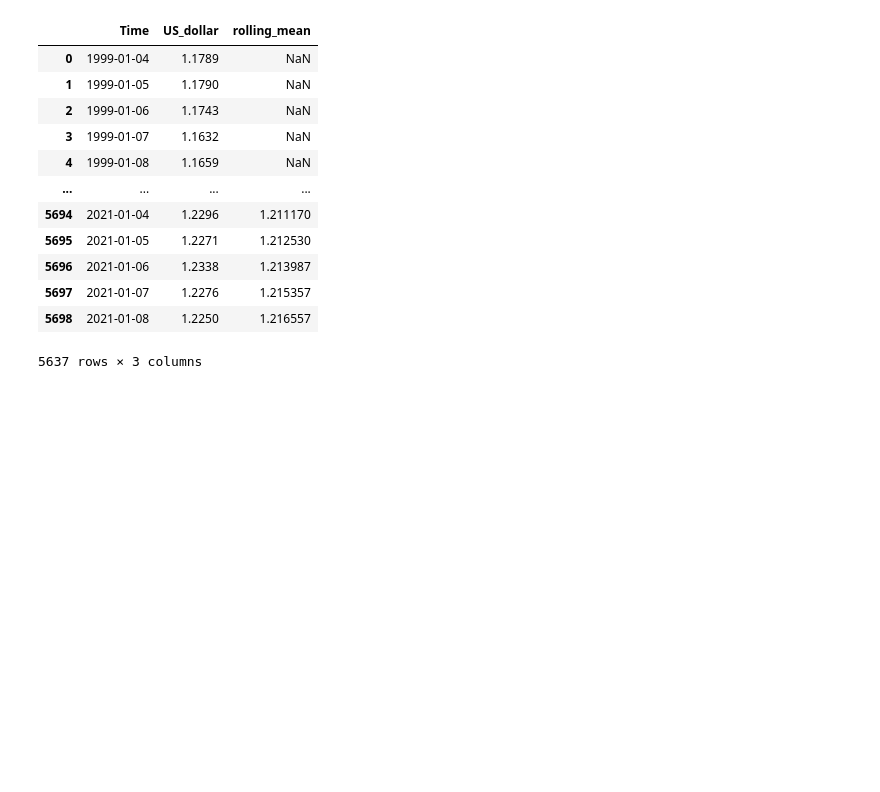
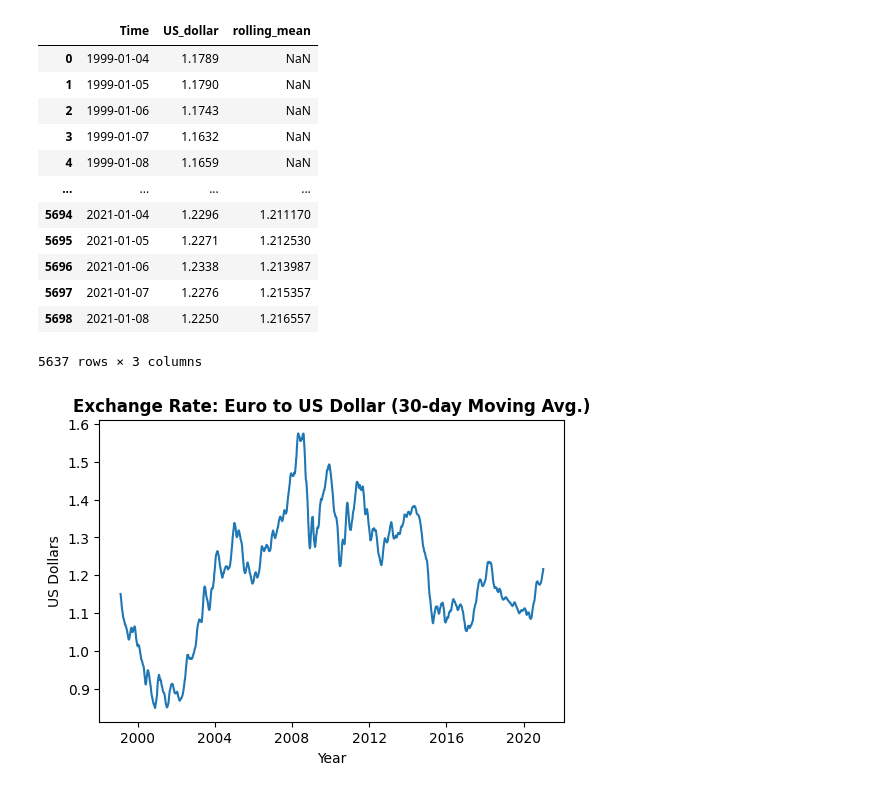
Before and after one commit to matt-heyda/Storytelling-Data-Visualisation-on-Exchange-Rates, a Jupyter notebook: Storytelling Data Visualization on Exchange Rates.ipynb, the cells around one changed output. Saved outputs shown, nothing was run; the diff lists cells and outputs as text; code cells hidden in the pictures; blank space fills up the shorter version.

```diff
--- a/Storytelling Data Visualization on Exchange Rates.ipynb
+++ b/Storytelling Data Visualization on Exchange Rates.ipynb
@@ -129,3 +129,13 @@ euro_to_dollar
 | 5697 | 2021-01-07 | 1.2276 | 1.215357 |
 | 5698 | 2021-01-08 | 1.2250 | 1.216557 |
 5637 rows × 3 columns
+# %%
+## Simple line graph with rolling mean ##
+
+plt.plot(euro_to_dollar["Time"], euro_to_dollar["rolling_mean"])
+plt.title("Exchange Rate: Euro to US Dollar (30-day Moving Avg.)", weight="bold")
+plt.xlabel("Year")
+plt.ylabel("US Dollars")
+plt.show()
+# %% [output]
+[figure, added]
```
Also changed, not shown: parts of 5 cells of this notebook.
